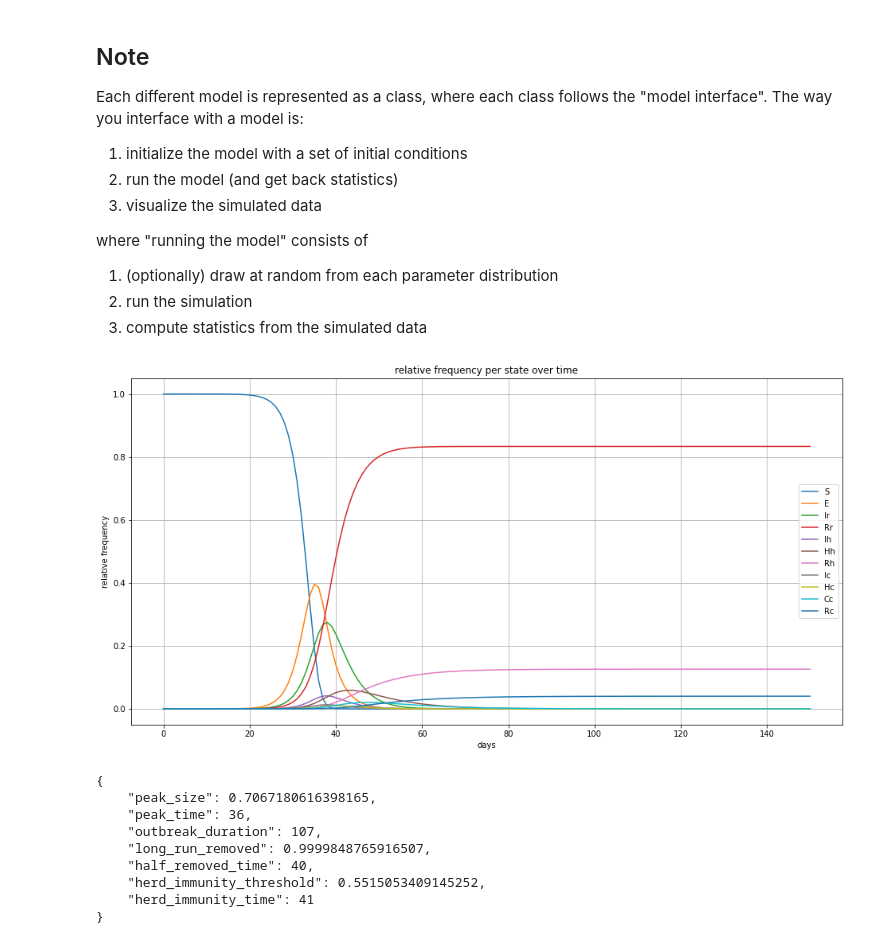
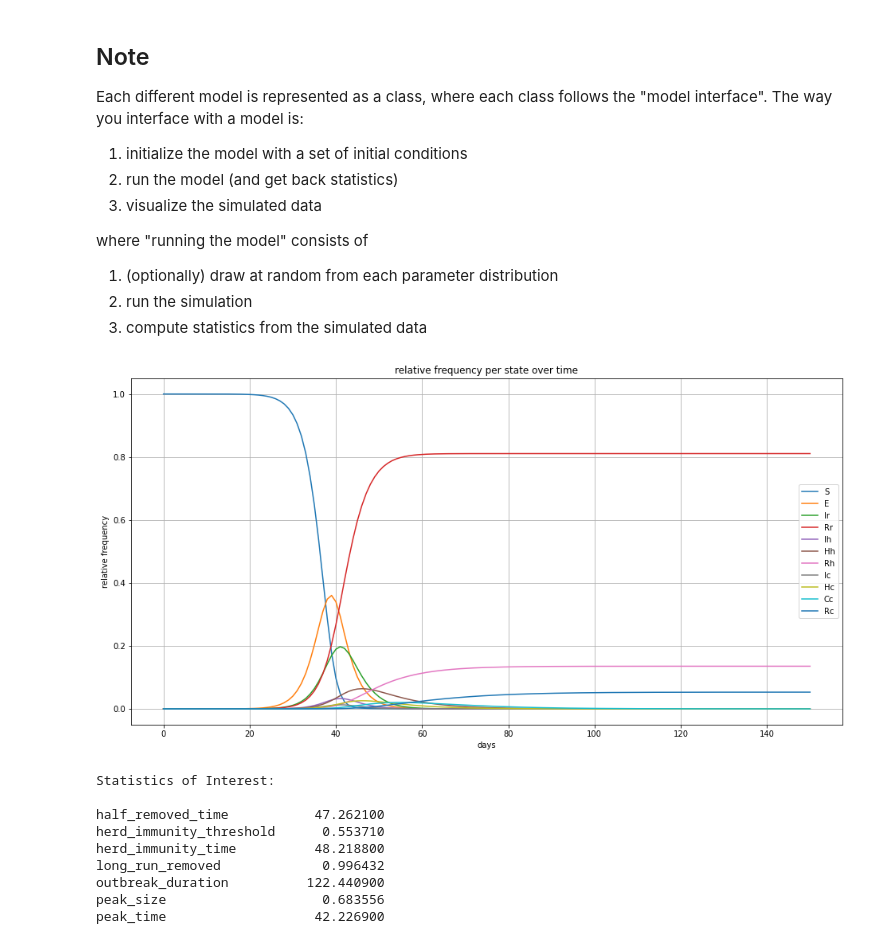
Before and after one commit to uc-cdis/planx-bioinfo-tools, a Jupyter notebook: covid19_notebooks/kisslerModel.ipynb, the cells around one changed output. Saved outputs shown, nothing was run; the diff lists cells and outputs as text; code cells hidden in the pictures.

```diff
--- a/covid19_notebooks/kisslerModel.ipynb
+++ b/covid19_notebooks/kisslerModel.ipynb
@@ -148,19 +155,31 @@ class KisslerModel:
         # store statistics computed from simulation data
         self.stats = {}
 
+    def runMonteCarlo(self, n):
+        simulations = []
+        statistics = []
+        for i in range(n):
+            model = KisslerModel(self.initVals)
+            model.run()
+            simulations.append(model.simulation)
+            statistics.append(model.stats)
+
+        # average the statistics
+        self.stats = pd.DataFrame(statistics).mean()
+
+        # average the time-series
+        self.simulation = pd.concat(simulations, keys=[i for i in range(n)]).mean(level=1)
+
     def run(self):
         """
         1. set values to parameters
         2. run the simulation
-        3. optionally visualize results (?)
-        4. return statistics
+        3. compute statistics
         """
 
         self.params.draw()
         self.runSimulation()
         self.computeStats()
-
-        return self.stats
 
     def setParams(self):
         """
@@ -179,8 +198,6 @@ class KisslerModel:
             "deltah": .125, "deltac": .167,            # inverse of mean non-icu hospital stay for hospitalized, critical care
             "xic": .1                                  # inverse of mean critical care duration
         }
-
-
 
     def computeStats(self):
         """
@@ -252,7 +269,6 @@ class KisslerModel:
             "herd_immunity_time": herd_immunity_time
         }
 
-
     def initStates(self):
         """assign initial relative frequency to each state"""
         freq = {}
@@ -302,8 +318,6 @@ class KisslerModel:
                 "Rc": xic*freq["Cc"][j]
             }
 
-
-
         # simulate the specified number of timesteps
         for t in range(self.nSteps):
             diffEq = increment(t)
@@ -332,6 +346,13 @@ class KisslerModel:
         ax.grid()
 
         plt.show()
+
+    def summarize(self):
+        '''view simulation results'''
+        # print('COVID-19 Progression:') # -> improve plot presentation, labels, etc.
+        self.visualize()
+        print('Statistics of Interest:\n')
+        print(mcModel.stats.to_string())
 # %%
 # set initial conditions
 
@@ -351,26 +372,19 @@ initVals = {
 model = KisslerModel(initVals)
 stats = model.run()
-# %%
-# visualize relative frequency by state over time
-model.visualize()
-# %% [output]
-[figure, removed]
-# %%
-def convert(o):
-    if isinstance(o, np.int64): return int(o)
-    raise TypeError
-
-print(json.dumps(stats, indent=4, default=convert))
-# %% [output]
-{
-    "peak_size": 0.7067180616398165,
-    "peak_time": 36,
-    "outbreak_duration": 107,
-    "long_run_removed": 0.9999848765916507,
-    "half_removed_time": 40,
-    "herd_immunity_threshold": 0.5515053409145252,
-    "herd_immunity_time": 41
-}
+# %%
+# view results
+model.summarize()
+# %% [output]
+[figure, added]
+Statistics of Interest:
+
+half_removed_time           47.262100
+herd_immunity_threshold      0.553710
+herd_immunity_time          48.218800
+long_run_removed             0.996432
+outbreak_duration          122.440900
+peak_size                    0.683556
+peak_time                   42.226900
 # %%
 # check that you implemented the draws correctly
 # view param values, spot check distributions
```
Also changed, not shown: parts of 12 cells of this notebook.
